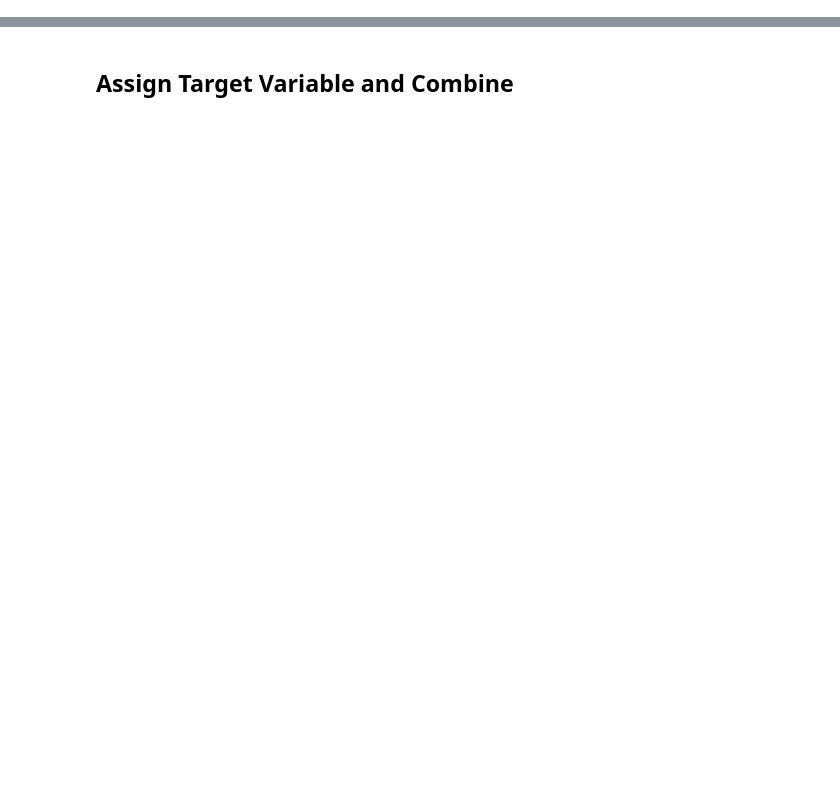
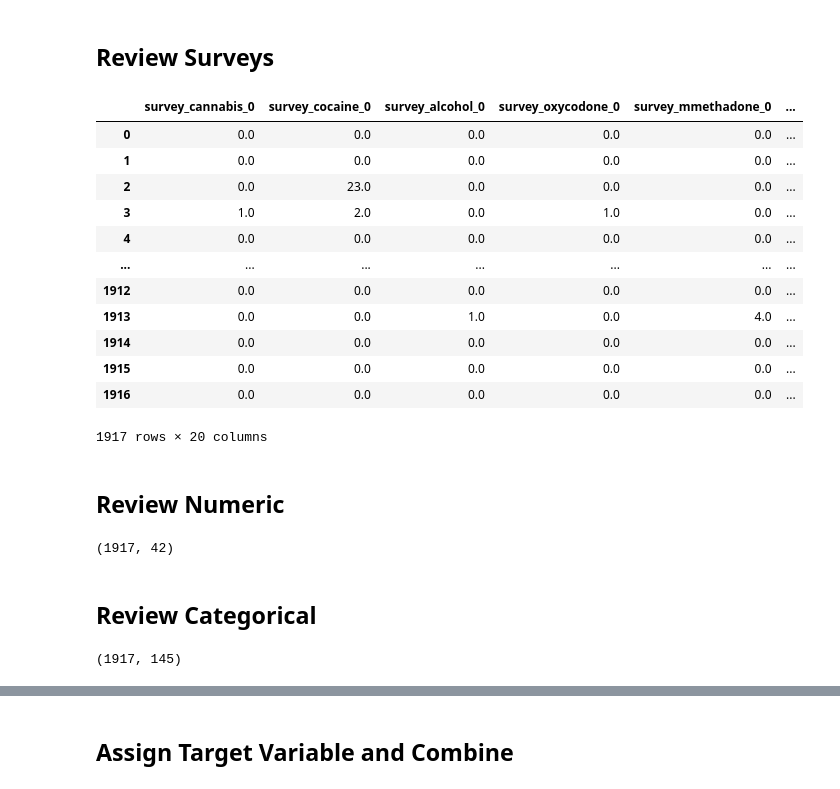
Before and after one commit to DanHerman212/precision_medicine, a Jupyter notebook: code/4.1_data_modeling.ipynb, the cells around one changed output, grey strips where cells are left out. Drawn from its saved outputs; the diff is of its cells as text; code cells hidden in the pictures; blank space fills up the shorter version.

```diff
--- a/code/4.1_data_modeling.ipynb
+++ b/code/4.1_data_modeling.ipynb
@@ -55,3 +54,60 @@ list(data.columns)
+# %% [markdown]
+## Review Surveys
+# %%
+survey = data[[col for col in data.columns if col.startswith('survey_')]].iloc[:, :20]
+survey
+# %% [output]
+|  | survey_cannabis_0 | survey_cocaine_0 | survey_alcohol_0 | survey_oxycodone_0 | survey_mmethadone_0 | ... |
+| 0 | 0.0 | 0.0 | 0.0 | 0.0 | 0.0 | ... |
+| 1 | 0.0 | 0.0 | 0.0 | 0.0 | 0.0 | ... |
+| 2 | 0.0 | 23.0 | 0.0 | 0.0 | 0.0 | ... |
+| 3 | 1.0 | 2.0 | 0.0 | 1.0 | 0.0 | ... |
+| 4 | 0.0 | 0.0 | 0.0 | 0.0 | 0.0 | ... |
+| ... | ... | ... | ... | ... | ... | ... |
+| 1912 | 0.0 | 0.0 | 0.0 | 0.0 | 0.0 | ... |
+| 1913 | 0.0 | 0.0 | 1.0 | 0.0 | 4.0 | ... |
+| 1914 | 0.0 | 0.0 | 0.0 | 0.0 | 0.0 | ... |
+| 1915 | 0.0 | 0.0 | 0.0 | 0.0 | 0.0 | ... |
+| 1916 | 0.0 | 0.0 | 0.0 | 0.0 | 0.0 | ... |
+1917 rows × 20 columns
+# %% [markdown]
+## Review Numeric
+# %%
+rsa = data[[col for col in data.columns if 'rsa' in col]].iloc[:, :5]
+
+meds = data[[col for col in data.columns if 'med' in col]].iloc[:, :10]
+
+cows = data[[col for col in data.columns if 'cows' in col]]
+
+num_df = pd.concat([rsa, meds, tests, survey, cows], axis=1)
+
+num_df.shape
+# %% [output]
+(1917, 42)
+# %% [markdown]
+## Review Categorical
+# %%
+# demographic data
+dem = data[[col for col in data.columns if col.startswith('dem_')]]
+
+# create df for diagnosis
+dsm = data[[col for col in data.columns if col.startswith('dsm_')]]
+
+# create df for medical history
+mdh = data[[col for col in data.columns if col.startswith('mdh_')]]
+
+# create df for physical exam
+pex = data[[col for col in data.columns if col.startswith('pex_')]]
+
+# concat cat features into cat_df
+cat_df = pd.concat([dem, dsm, mdh, pex], axis=1)
+
+# one hot encode cat_df
+cat_df = pd.get_dummies(cat_df, dtype=int)
+
+cat_df.shape
+# %% [output]
+(1917, 145)
 # %%
 #tests = data[[col for col in data.columns if col.startswith('test_')]].iloc[:, :9]
 #drug_names = [re.sub(r"^.*?_(.*?)_.*$", r"\1", s) for s in tests.columns]
```
Also changed, not shown: parts of 16 cells of this notebook, 1 other file.
